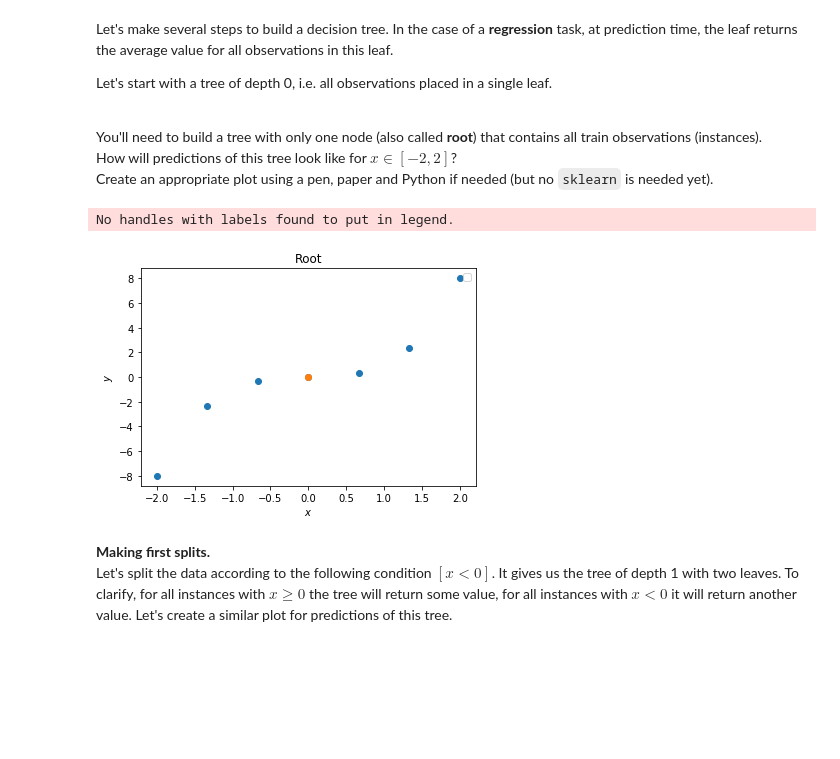
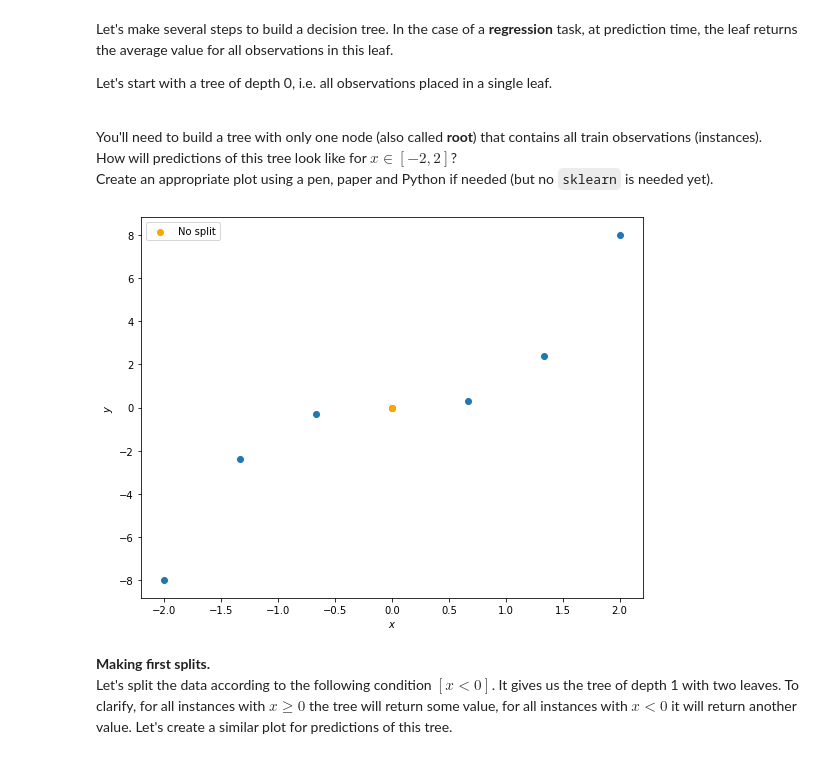
Before and after one commit to koolvn/mlcourse.ai, a Jupyter notebook: jupyter_english/assignments_fall2019/assignment2_part1_decision_trees.ipynb, the cells around one changed output. Saved outputs shown, nothing was run; the diff lists cells and outputs as text; code cells hidden in the pictures; blank space fills up the shorter version.

```diff
--- a/jupyter_english/assignments_fall2019/assignment2_part1_decision_trees.ipynb
+++ b/jupyter_english/assignments_fall2019/assignment2_part1_decision_trees.ipynb
@@ -58,16 +63,19 @@ Let's start with a tree of depth 0, i.e. all observations placed in a single lea
 # %%
 # You code here
-plt.figure(figsize=(6, 4))
+
+#
+plt.figure(figsize=(9, 7))
+# plt.plot(X, [x ** 3 for x in X], label='prediction', c='orange')
 plt.scatter(X, y)
 plt.xlabel(r'$x$')
 plt.ylabel(r'$y$')
 
-plt.scatter(X.mean(), y.mean())
-plt.title('Root')
-plt.legend();
+plt.scatter(X.mean(), y.mean(), c='orange', label='No split')
+# plt.axvline(X.mean(), c='orange', ls='--', lw=1)
+plt.legend()
+plt.show()
 # %% [output]
-No handles with labels found to put in legend.
-[figure, old version]
+[figure, new version]
 # %% [markdown]
 **Making first splits.**
 <br>Let's split the data according to the following condition $[x < 0]$. It gives us the tree of depth 1 with two leaves. To clarify, for all instances with $x \geqslant 0$ the tree will return some value, for all instances with $x < 0$ it will return another value. Let's create a similar plot for predictions of this tree.
```
Also changed, not shown: parts of 8 cells of this notebook, 2 other files.
